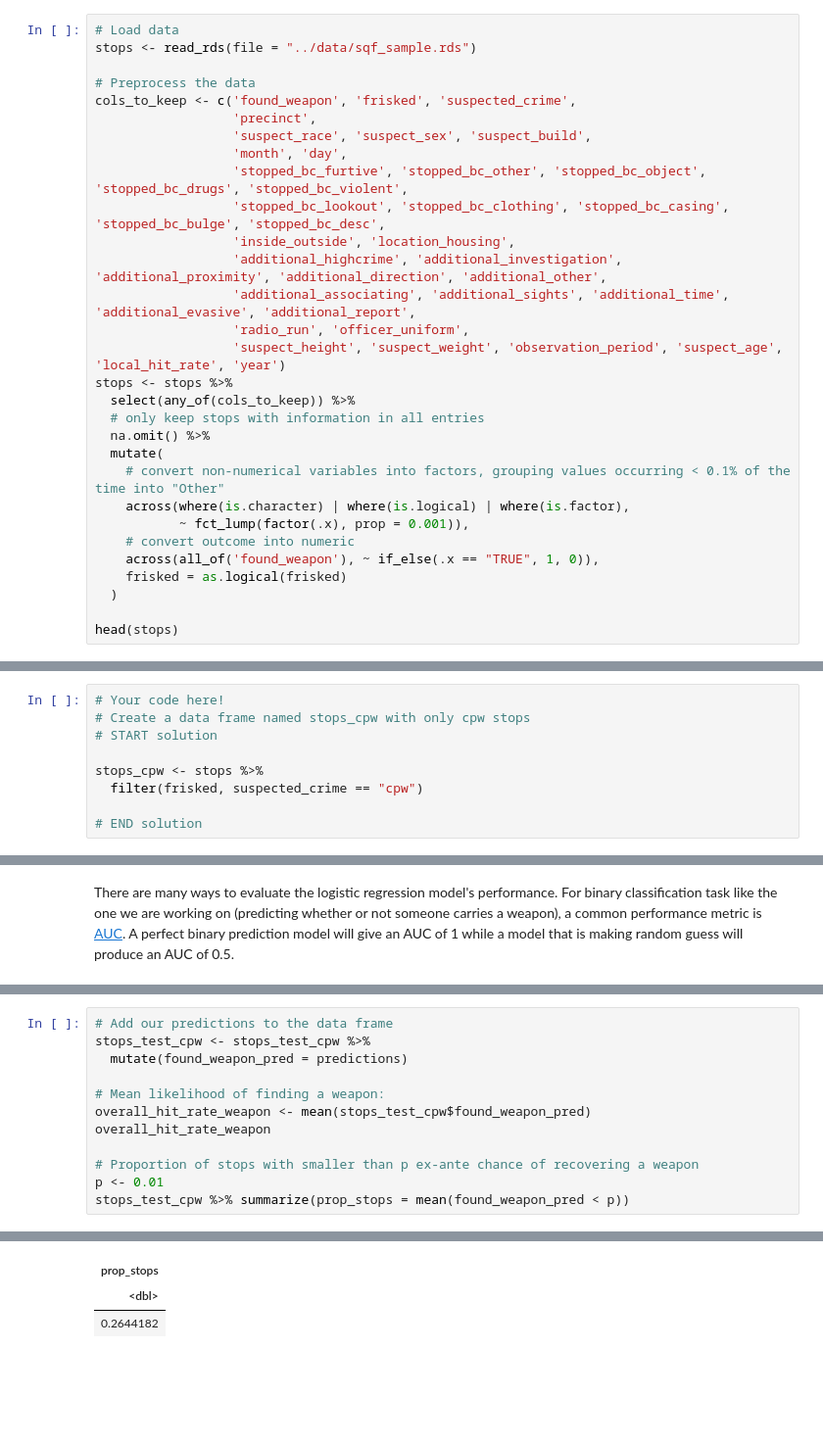
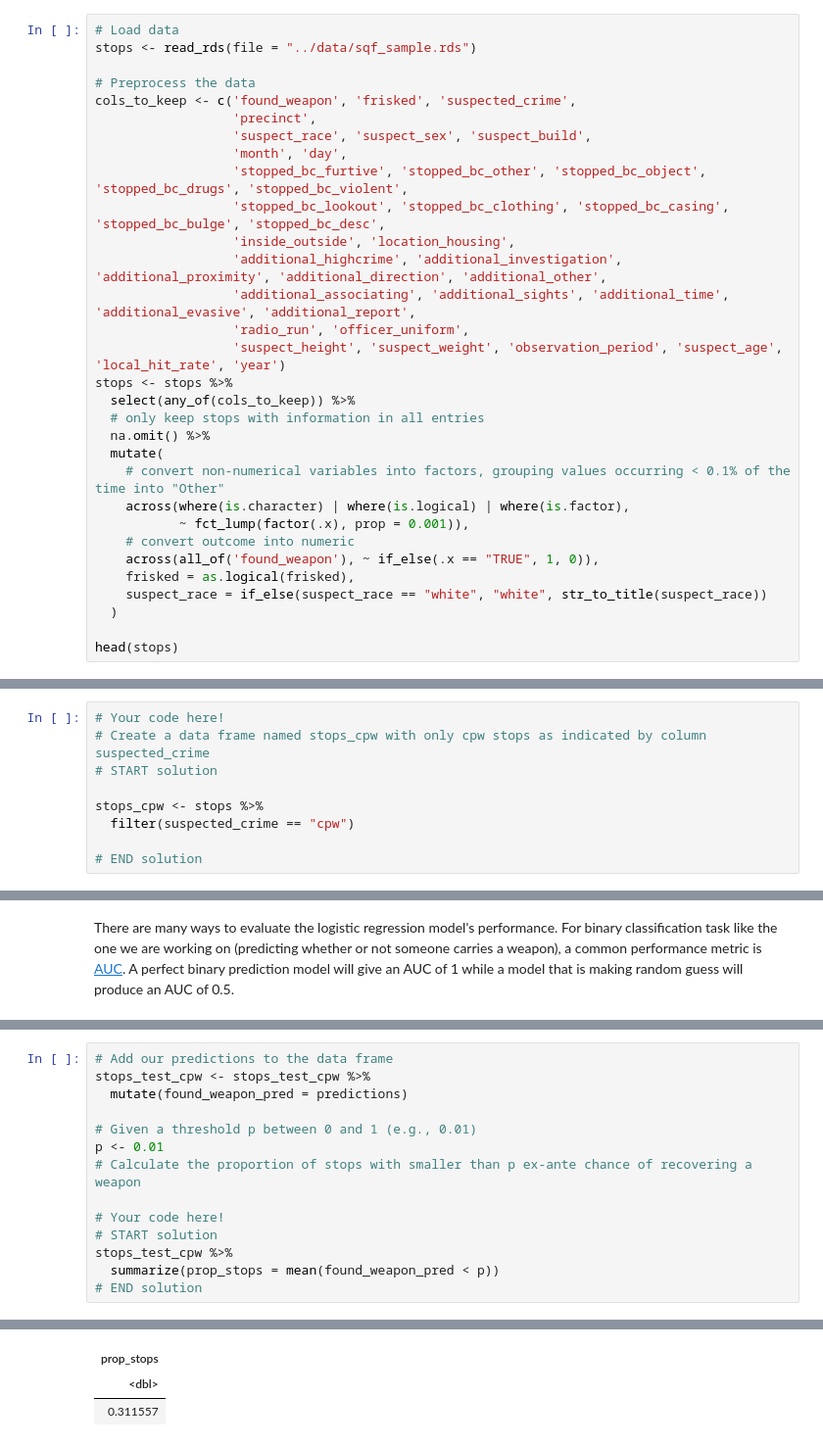
Before and after one commit to stanford-policylab/law-order-algo-2021, a Jupyter notebook: labs/week-3-reasonable_suspicion-answers.ipynb, the cells around one changed output, grey strips where cells are left out. Shown: that part at 98% size. Drawn from its saved outputs; the diff is of its cells as text; blank space fills up the shorter version.

```diff
--- a/labs/week-3-reasonable_suspicion-answers.ipynb
+++ b/labs/week-3-reasonable_suspicion-answers.ipynb
@@ -42,7 +61,8 @@ stops <- stops %>%
            ~ fct_lump(factor(.x), prop = 0.001)),
     # convert outcome into numeric
     across(all_of('found_weapon'), ~ if_else(.x == "TRUE", 1, 0)),
-    frisked = as.logical(frisked)
+    frisked = as.logical(frisked),
+    suspect_race = if_else(suspect_race == "white", "white", str_to_title(suspect_race))
   )
 
 head(stops)
@@ -122,9 +149,9 @@ To check the hit rate for CPW frisks, we shall first restrict our dataset to ind
 # %%
 # Your code here!
-# Create a data frame named stops_cpw with only cpw stops
+# Create a data frame named stops_cpw with only cpw stops as indicated by column suspected_crime
 # START solution
 
 stops_cpw <- stops %>%
-  filter(frisked, suspected_crime == "cpw")
+  filter(suspected_crime == "cpw")
 
 # END solution
@@ -292,11 +292,13 @@ A tibble: 3 × 2
 stops_test_cpw <- stops_test_cpw %>%
   mutate(found_weapon_pred = predictions)
 
-# Mean likelihood of finding a weapon:
-overall_hit_rate_weapon <- mean(stops_test_cpw$found_weapon_pred)
-overall_hit_rate_weapon
+# Given a threshold p between 0 and 1 (e.g., 0.01)
+p <- 0.01
+# Calculate the proportion of stops with smaller than p ex-ante chance of recovering a weapon
 
-# Proportion of stops with smaller than p ex-ante chance of recovering a weapon
-p <- 0.01
-stops_test_cpw %>% summarize(prop_stops = mean(found_weapon_pred < p))
+# Your code here!
+# START solution
+stops_test_cpw %>%
+  summarize(prop_stops = mean(found_weapon_pred < p))
+# END solution
 # %% [output]
@@ -305,3 +306,3 @@ A tibble: 1 × 1
 | prop_stops |
 | <dbl> |
-| 0.2644182 |
+| 0.311557 |
```
Also changed, not shown: parts of 43 cells of this notebook, 3 other files.
